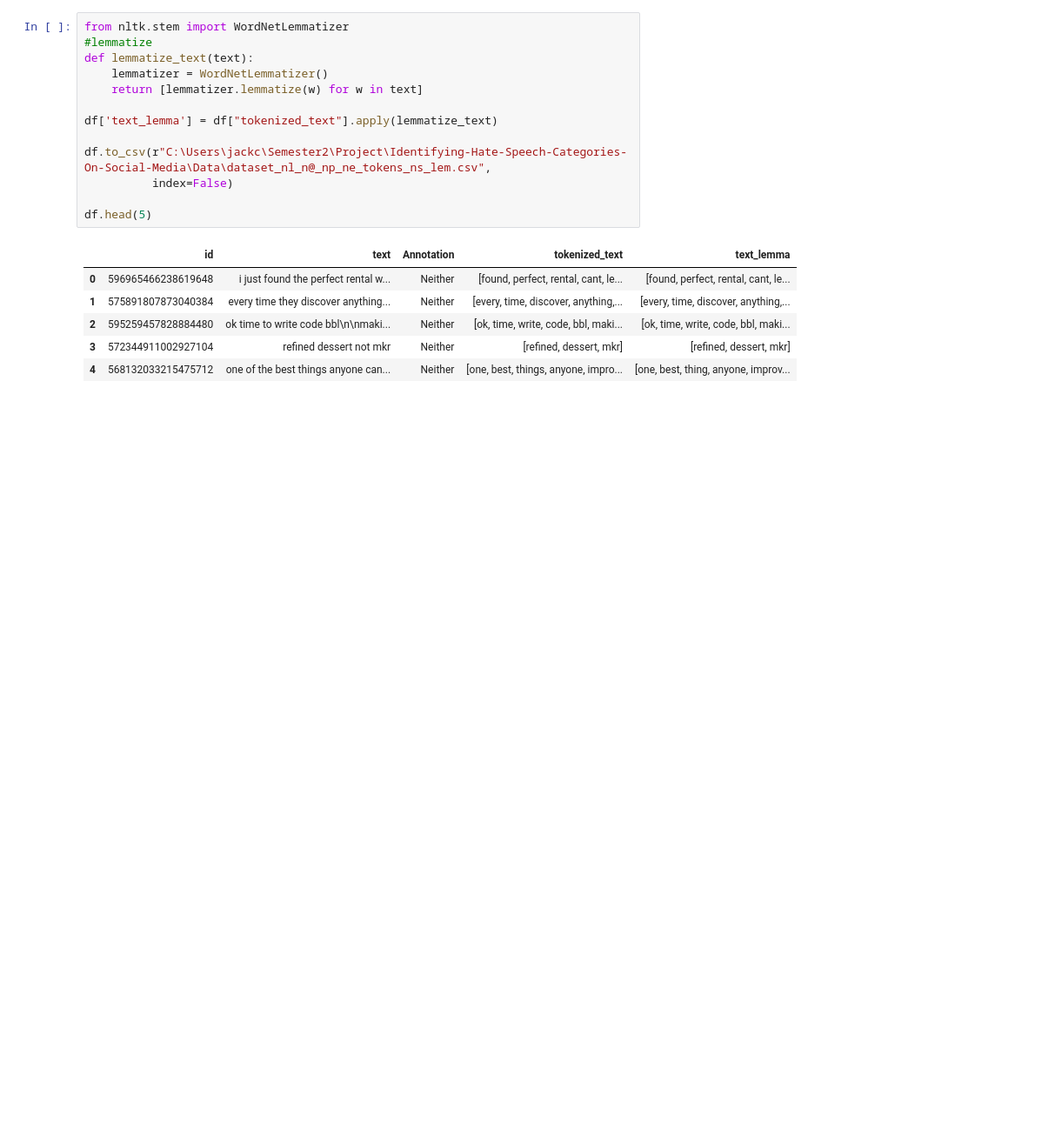
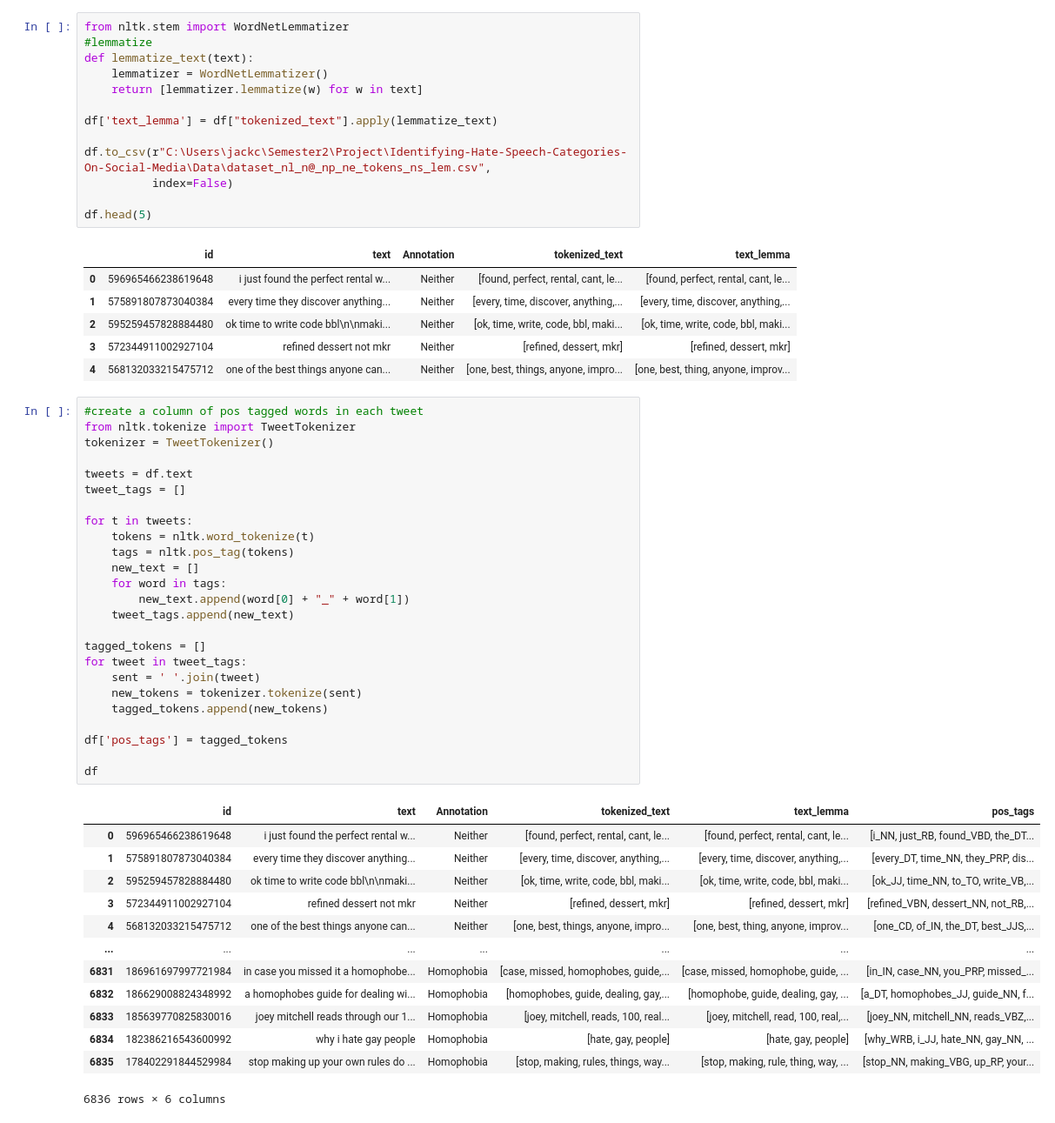
Before and after one commit to CracknellJ/Identifying-Hate-Speech-Categories-On-Social-Media, a Jupyter notebook: Code/utils/clean_dataset.ipynb, the cells around one changed output. Shown: that part at 87% size. Cells and saved outputs as stored; diff of their text form; blank space fills up the shorter version.

```diff
--- a/Code/utils/clean_dataset.ipynb
+++ b/Code/utils/clean_dataset.ipynb
@@ -201,6 +201,45 @@ df.head(5)
 | 2 | 595259457828884480 | ok time to write code bbl\n\nmaki... | Neither | [ok, time, write, code, bbl, maki... | [ok, time, write, code, bbl, maki... |
 | 3 | 572344911002927104 | refined dessert not mkr | Neither | [refined, dessert, mkr] | [refined, dessert, mkr] |
 | 4 | 568132033215475712 | one of the best things anyone can... | Neither | [one, best, things, anyone, impro... | [one, best, thing, anyone, improv... |
+# %%
+#create a column of pos tagged words in each tweet
+from nltk.tokenize import TweetTokenizer
+tokenizer = TweetTokenizer()
+
+tweets = df.text
+tweet_tags = []
+
+for t in tweets:
+    tokens = nltk.word_tokenize(t)
+    tags = nltk.pos_tag(tokens)
+    new_text = []
+    for word in tags:
+        new_text.append(word[0] + "_" + word[1])
+    tweet_tags.append(new_text)
+
+tagged_tokens = []
+for tweet in tweet_tags:
+    sent = ' '.join(tweet)
+    new_tokens = tokenizer.tokenize(sent)
+    tagged_tokens.append(new_tokens)
+
+df['pos_tags'] = tagged_tokens
+
+df
+# %% [output]
+|  | id | text | Annotation | tokenized_text | text_lemma | pos_tags |
+| 0 | 596965466238619648 | i just found the perfect rental w... | Neither | [found, perfect, rental, cant, le... | [found, perfect, rental, cant, le... | [i_NN, just_RB, found_VBD, the_DT... |
+| 1 | 575891807873040384 | every time they discover anything... | Neither | [every, time, discover, anything,... | [every, time, discover, anything,... | [every_DT, time_NN, they_PRP, dis... |
+| 2 | 595259457828884480 | ok time to write code bbl\n\nmaki... | Neither | [ok, time, write, code, bbl, maki... | [ok, time, write, code, bbl, maki... | [ok_JJ, time_NN, to_TO, write_VB,... |
+| 3 | 572344911002927104 | refined dessert not mkr | Neither | [refined, dessert, mkr] | [refined, dessert, mkr] | [refined_VBN, dessert_NN, not_RB,... |
+| 4 | 568132033215475712 | one of the best things anyone can... | Neither | [one, best, things, anyone, impro... | [one, best, thing, anyone, improv... | [one_CD, of_IN, the_DT, best_JJS,... |
+| ... | ... | ... | ... | ... | ... | ... |
+| 6831 | 186961697997721984 | in case you missed it a homophobe... | Homophobia | [case, missed, homophobes, guide,... | [case, missed, homophobe, guide, ... | [in_IN, case_NN, you_PRP, missed_... |
+| 6832 | 186629008824348992 | a homophobes guide for dealing wi... | Homophobia | [homophobes, guide, dealing, gay,... | [homophobe, guide, dealing, gay, ... | [a_DT, homophobes_JJ, guide_NN, f... |
+| 6833 | 185639770825830016 | joey mitchell reads through our 1... | Homophobia | [joey, mitchell, reads, 100, real... | [joey, mitchell, read, 100, real,... | [joey_NN, mitchell_NN, reads_VBZ,... |
+| 6834 | 182386216543600992 | why i hate gay people | Homophobia | [hate, gay, people] | [hate, gay, people] | [why_WRB, i_JJ, hate_NN, gay_NN, ... |
+| 6835 | 178402291844529984 | stop making up your own rules do ... | Homophobia | [stop, making, rules, things, way... | [stop, making, rule, thing, way, ... | [stop_NN, making_VBG, up_RP, your... |
+6836 rows × 6 columns
 # %%
 #finally, add a binary Hate column which we will use for hate/non-hate classification
 df['Hate'] = 0
```
Also changed, not shown: parts of 1 cell of this notebook, 5 other files.
